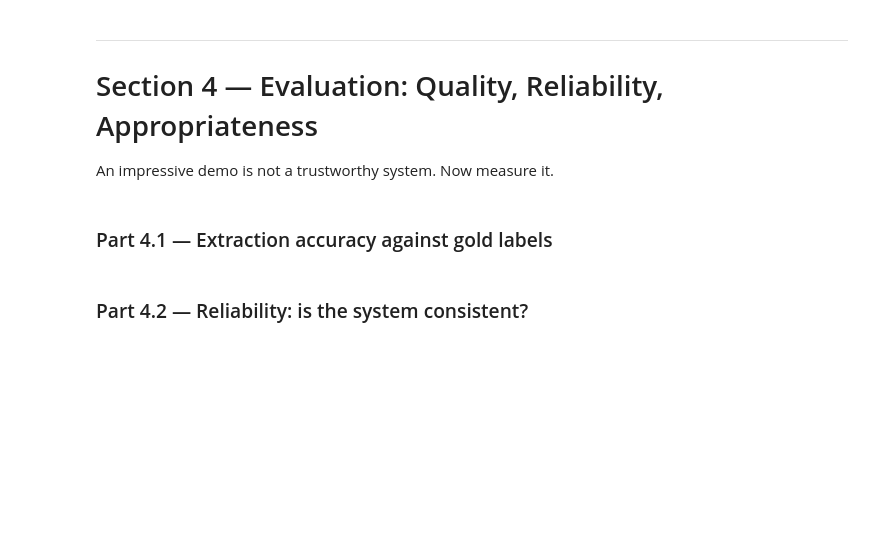
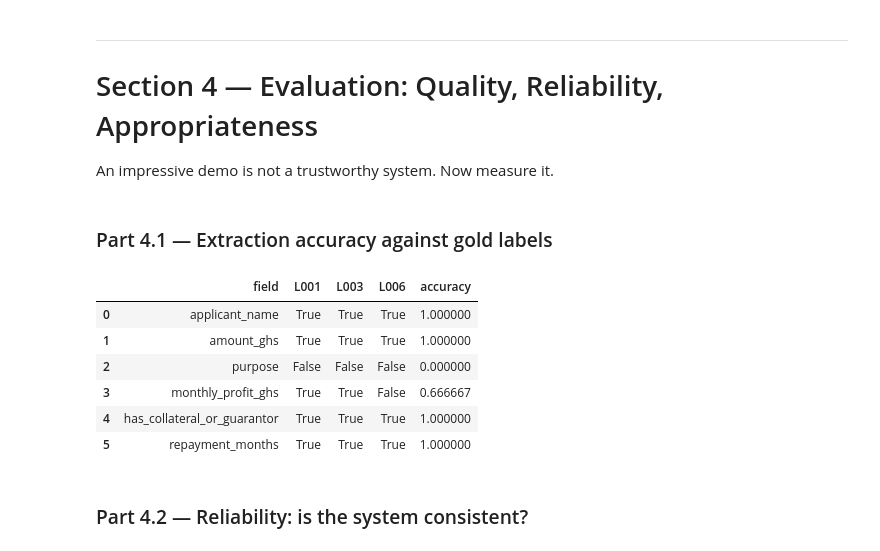
Before and after one commit to miriam-gale/lab-4-llm-decision-support, a Jupyter notebook: lab_4.ipynb, the cells around one changed output. Cells and saved outputs as stored; diff of their text form; code cells hidden in the pictures; blank space fills up the shorter version.

```diff
--- a/lab_4.ipynb
+++ b/lab_4.ipynb
@@ -606,8 +606,49 @@ An impressive demo is not a trustworthy system. Now measure it.
 # %%
 # TODO: For the three letters in GOLD, compare your extracted DataFrame to the gold values
 #   field by field. Compute per-field accuracy across the three letters
 #   (name matching can be case-insensitive; numbers must match exactly).
+df["letter_id"] = list(LETTERS.keys())
+gold_ids = list(GOLD.keys())
+df_gold = df[df["letter_id"].isin(gold_ids)].copy()
+df_gold
+
+fields = [
+    "applicant_name",
+    "amount_ghs",
+    "purpose",
+    "monthly_profit_ghs",
+    "has_collateral_or_guarantor",
+    "repayment_months"
+]
 
 # TODO: Display a small table: rows = fields, columns = L001 / L003 / L006 / accuracy.
+field_result = []
+
+for field in fields:
+    matches = []
+    for letter_id in gold_ids:
+        correct = GOLD[letter_id][field]
+        extracted = df_gold[df_gold["letter_id"] == letter_id][field].iloc[0]
+        match = extracted == correct
+        matches.append(match)
+
+    accuracy = sum(matches) / len(matches)
+    field_result.append({
+        "field": field,
+        "L001": matches[0],
+        "L003": matches[1],
+        "L006": matches[2],
+        "accuracy": accuracy
+    })
+    accuracy_df = pd.DataFrame(field_result)
+accuracy_df
+# %% [output]
+|  | field | L001 | L003 | L006 | accuracy |
+| 0 | applicant_name | True | True | True | 1.000000 |
+| 1 | amount_ghs | True | True | True | 1.000000 |
+| 2 | purpose | False | False | False | 0.000000 |
+| 3 | monthly_profit_ghs | True | True | False | 0.666667 |
+| 4 | has_collateral_or_guarantor | True | True | True | 1.000000 |
+| 5 | repayment_months | True | True | True | 1.000000 |
 # %% [markdown]
 ### Part 4.2 — Reliability: is the system consistent?
```
Also changed, not shown: parts of 12 cells of this notebook.
